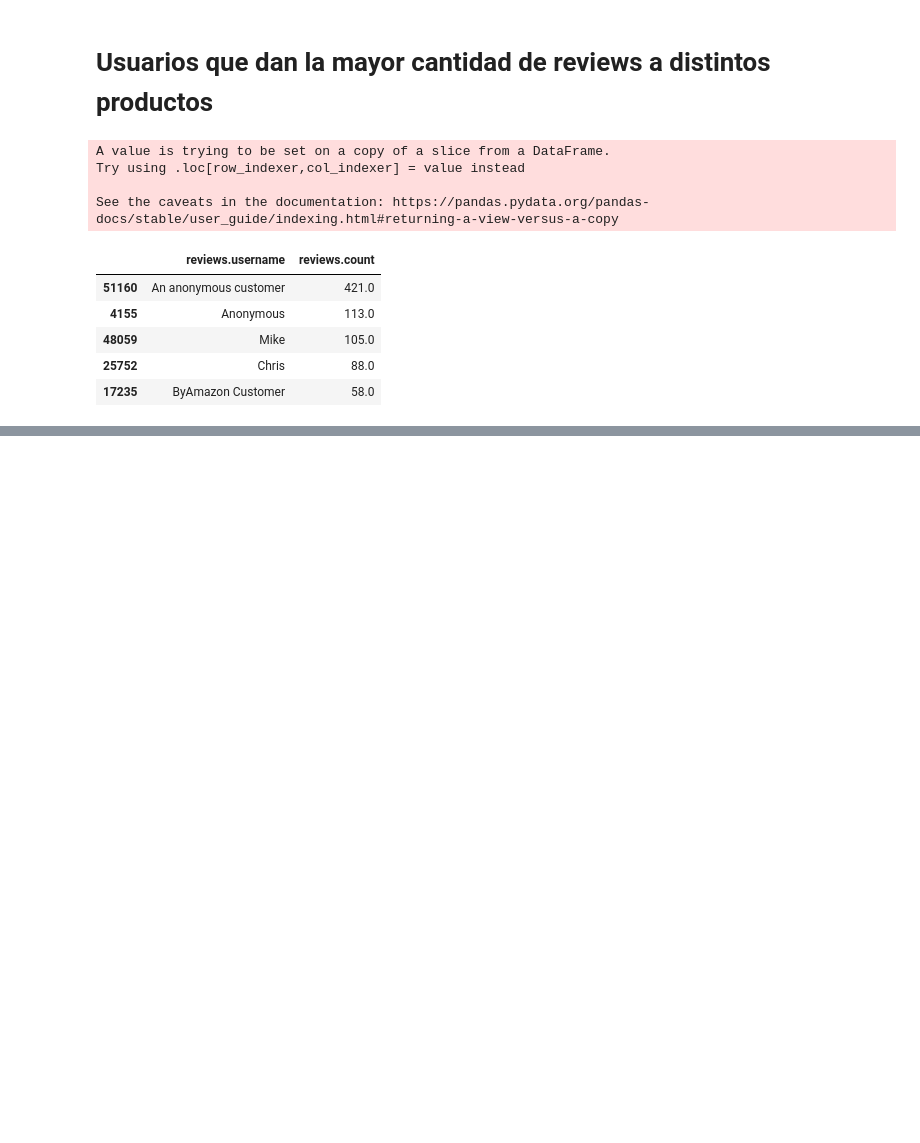
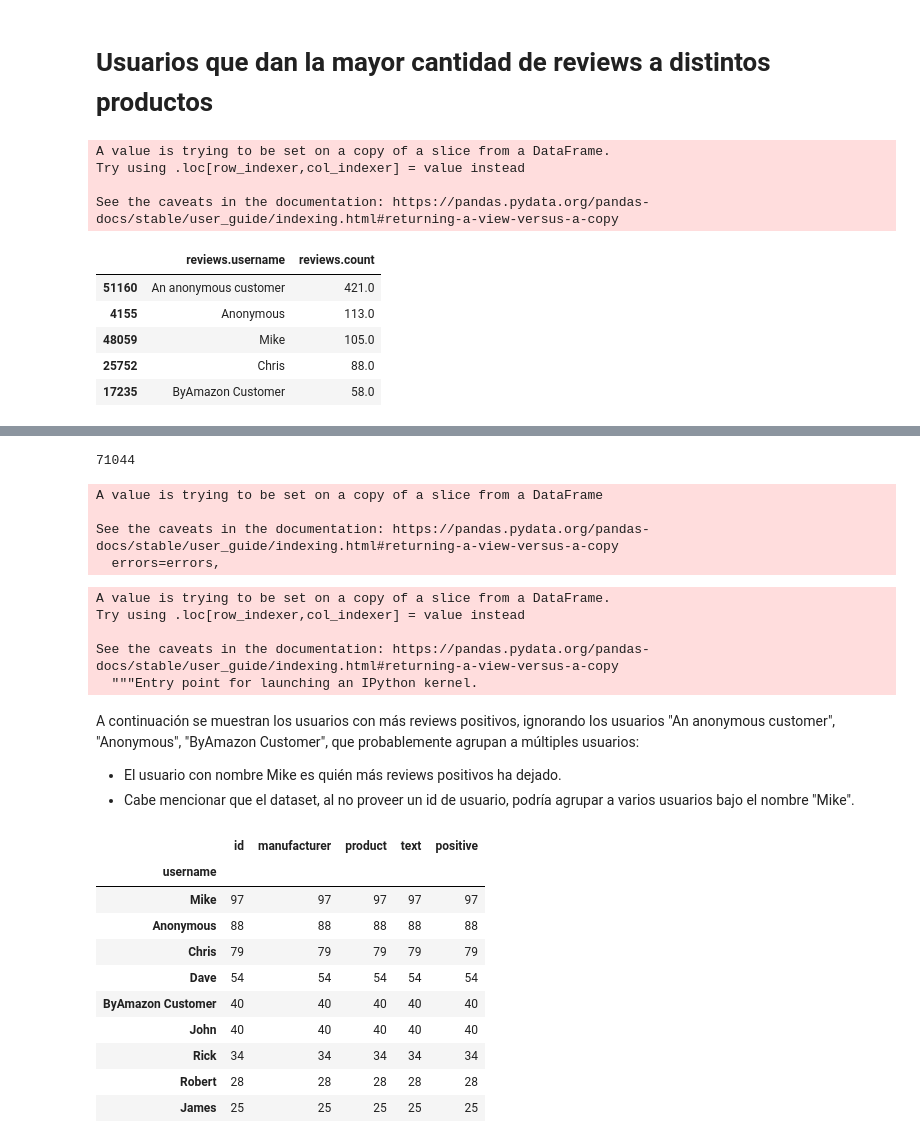
Before and after one commit to RodrigoZea/HDT5DS, a Jupyter notebook: hdt5.ipynb, the cells around one changed output, grey strips where cells are left out. Saved outputs shown, nothing was run; the diff lists cells and outputs as text; code cells hidden in the pictures; blank space fills up the shorter version.

```diff
--- a/hdt5.ipynb
+++ b/hdt5.ipynb
@@ -153,0 +159,13 @@ See the caveats in the documentation: https://pandas.pydata.org/pandas-docs/stab
+# %%
+o_data = pd.read_csv('./data/GrammarandProductReviews.csv')
+o_data['id'].count()
+# %% [output]
+71044
+# %%
+data = o_data[['id', 'manufacturer', 'name', 'reviews.text', 'reviews.username']]
+data.rename(columns={'name': 'product', 'reviews.text': 'text', 'reviews.username': 'username'}, inplace=True)
+# %% [output]
+A value is trying to be set on a copy of a slice from a DataFrame
+
+See the caveats in the documentation: https://pandas.pydata.org/pandas-docs/stable/user_guide/indexing.html#returning-a-view-versus-a-copy
+  errors=errors,
@@ -153,0 +174,28 @@ See the caveats in the documentation: https://pandas.pydata.org/pandas-docs/stab
+# %%
+data['positive'] = data['text'].apply(lambda x: sid.polarity_scores(str(x))['compound'] >= 0.05)
+# %% [output]
+A value is trying to be set on a copy of a slice from a DataFrame.
+Try using .loc[row_indexer,col_indexer] = value instead
+
+See the caveats in the documentation: https://pandas.pydata.org/pandas-docs/stable/user_guide/indexing.html#returning-a-view-versus-a-copy
+  """Entry point for launching an IPython kernel.
+# %%
+positive_reviews_by_user = data[data['positive'] == True].groupby(['username'])
+# %% [markdown]
+A continuación se muestran los usuarios con más reviews positivos, ignorando los usuarios "An anonymous customer", "Anonymous", "ByAmazon Customer", que probablemente agrupan a múltiples usuarios:
+- El usuario con nombre Mike es quién más reviews positivos ha dejado.
+- Cabe mencionar que el dataset, al no proveer un id de usuario, podría agrupar a varios usuarios bajo el nombre "Mike".
+# %%
+positive_reviews_by_user.count().sort_values(by=['id'], ascending=False)[1:10]
+# %% [output]
+|  | id | manufacturer | product | text | positive |
+| username |  |  |  |  |  |
+| Mike | 97 | 97 | 97 | 97 | 97 |
+| Anonymous | 88 | 88 | 88 | 88 | 88 |
+| Chris | 79 | 79 | 79 | 79 | 79 |
+| Dave | 54 | 54 | 54 | 54 | 54 |
+| ByAmazon Customer | 40 | 40 | 40 | 40 | 40 |
+| John | 40 | 40 | 40 | 40 | 40 |
+| Rick | 34 | 34 | 34 | 34 | 34 |
+| Robert | 28 | 28 | 28 | 28 | 28 |
+| James | 25 | 25 | 25 | 25 | 25 |
```
Also changed, not shown: parts of 16 cells of this notebook, 1 other file.
